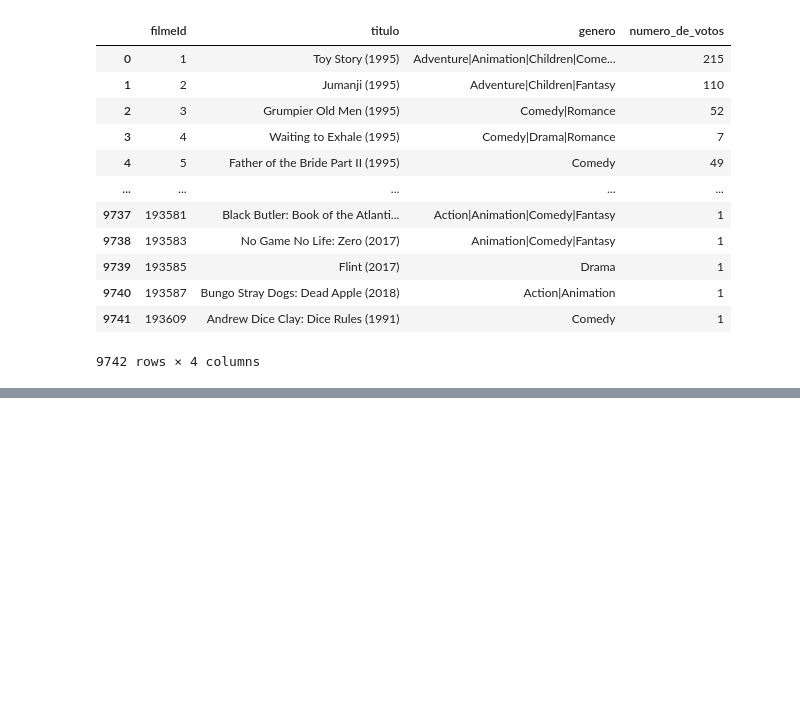
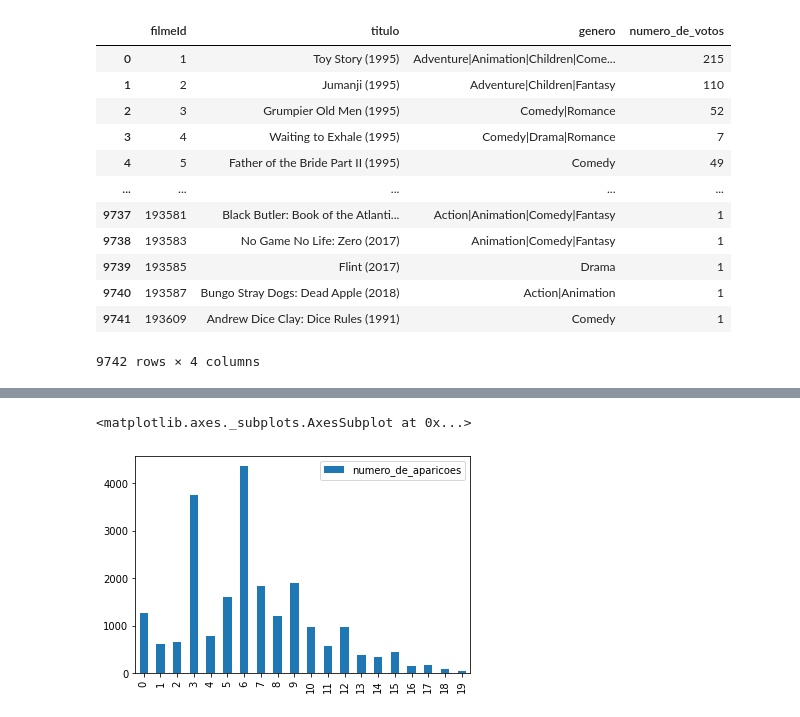
Before and after one commit to GuilhermeWaldschmidtPereira/Data-Science-, a Jupyter notebook: Quarentena_dados_filme.ipynb, the cells around one changed output, grey strips where cells are left out. Saved outputs shown, nothing was run; the diff lists cells and outputs as text; code cells hidden in the pictures; blank space fills up the shorter version.

```diff
--- a/Quarentena_dados_filme.ipynb
+++ b/Quarentena_dados_filme.ipynb
@@ -337,0 +351,4 @@ todos_os_generos
+# %%
+quantidade_por_genero = []
+for i in nome_dos_generos_individuais:
+  quantidade_por_genero.append(todos_os_generos.count(i))
@@ -337,0 +378,5 @@ todos_os_generos
+# %%
+np_quantidade_por_genero = np.asarray(quantidade_por_genero, dtype=np.int64) #gera um array a partir de um vetor (quantidade_por_genero)
+df_quantidade_por_genero = pd.DataFrame(np.array(np_quantidade_por_genero).reshape(20,1), columns = ["numero_de_aparicoes"])
+# %%
+df_nome_dos_generos_individuais = pd.DataFrame(np.array(nome_dos_generos_individuais), columns = ["nome_dos_generos"])
@@ -337,0 +423,2 @@ todos_os_generos
+# %%
+tabela_dos_generos = df_nome_dos_generos_individuais.join(df_quantidade_por_genero)
@@ -337,0 +445,5 @@ todos_os_generos
+# %%
+tabela_dos_generos.plot(kind = "bar")
+# %% [output]
+<matplotlib.axes._subplots.AxesSubplot at 0x...>
+[figure, added]
```
Also changed, not shown: parts of 10 cells of this notebook.
